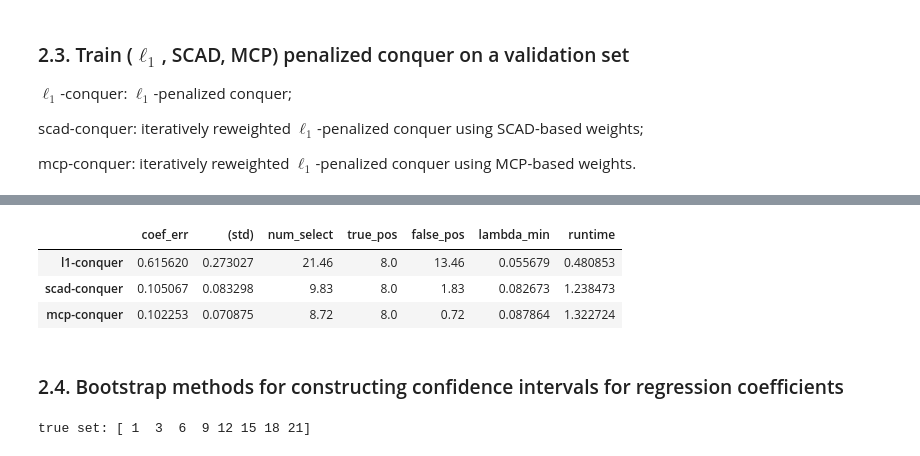
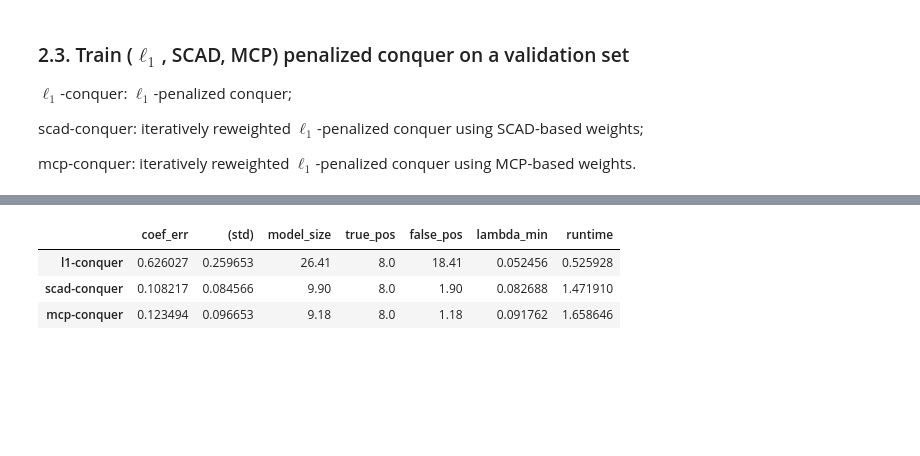
Before and after one commit to WenxinZhou/conquer, a Jupyter notebook: experiments/hd_example.ipynb, the cells around one changed output, grey strips where cells are left out. Cells and saved outputs as stored; diff of their text form; code cells hidden in the pictures; blank space fills up the shorter version.

```diff
--- a/experiments/hd_example.ipynb
+++ b/experiments/hd_example.ipynb
@@ -236,31 +241,31 @@ out
 # %% [markdown]
 ### 2.2. Solution paths of $\ell_1$- and iteratively reweighted $\ell_1$-penalized conquer
 # %%
-L = 15
+nlambda = 20
 runtime = np.zeros(2)
-coef_err = np.zeros(shape=[2,L])
-pred_err = np.zeros(shape=[2,L])
-true_pos = np.zeros(shape=[2,L])
-false_pos = np.zeros(shape=[2,L])
+coef_err = np.zeros(shape=[2,nlambda])
+pred_err = np.zeros(shape=[2,nlambda])
+true_pos = np.zeros(shape=[2,nlambda])
+false_pos = np.zeros(shape=[2,nlambda])
 
 X = rgt.multivariate_normal(mean=Mu, cov=Sig, size=n)
 Y = itcp + X.dot(beta) + rgt.standard_t(2,size=n) - spstat.t.ppf(tau,df=2)
 
 reg_sqr = reg_conquer(X, Y, intercept=True)
-sim_lambda = np.quantile(reg_sqr.self_tuning(tau), 0.99)
-Lambda_seq = np.linspace(0.5*sim_lambda, sim_lambda, L)
+lambda_max = np.max(reg_sqr.self_tuning(tau))
+lambda_seq = np.linspace(0.25*lambda_max, lambda_max, nlambda)
 
 ## l1-penalized conquer
 tic = time.time()
-l1_path, l1_fit = reg_sqr.l1_path(Lambda=Lambda_seq, tau=tau)
+l1_path, l1_fit = reg_sqr.l1_path(lambda_seq=lambda_seq, tau=tau)
 runtime[0] += time.time() - tic
 
 ## irw-l1-penalized conquer
 tic = time.time()
-irw_path, irw_fit = reg_sqr.irw_path(Lambda=Lambda_seq, tau=tau)
+irw_path, irw_fit = reg_sqr.irw_path(lambda_seq=lambda_seq, tau=tau)
 runtime[1] += time.time() - tic
 
-for l in range(L):
+for l in range(nlambda):
     coef_err[0,l] = sum((l1_path[1:,l] - beta)**2)
     pred_err[0,l] = check(l1_fit[0][:,l], tau)
 
@@ -389,38 +379,29 @@ for b in range(B):
 # %%
-l1_out = {"coef_err": np.mean(metrics[0,:,0]),
-          "(std)": np.std(metrics[0,:,0]),
-          "num_select": np.mean(metrics[0,:,1]),
-          "true_pos": np.mean(metrics[0,:,2]),
-          "false_pos": np.mean(metrics[0,:,3]),
+l1_out = {"coef_err":   np.mean(metrics[0,:,0]),
+          "(std)":      np.std(metrics[0,:,0]),
+          "model_size": np.mean(metrics[0,:,1]),
+          "true_pos":   np.mean(metrics[0,:,2]),
+          "false_pos":  np.mean(metrics[0,:,3]),
           "lambda_min": np.mean(metrics[0,:,4]),
-          "runtime": runtime[0]/B }
-scad_out = {"coef_err": np.mean(metrics[1,:,0]),
-            "(std)": np.std(metrics[1,:,0]),
-            "num_select": np.mean(metrics[1,:,1]),
-            "true_pos": np.mean(metrics[1,:,2]),
-            "false_pos": np.mean(metrics[1,:,3]),
+          "runtime":    runtime[0]/M }
+scad_out = {"coef_err":   np.mean(metrics[1,:,0]),
+            "(std)":      np.std(metrics[1,:,0]),
+            "model_size": np.mean(metrics[1,:,1]),
+            "true_pos":   np.mean(metrics[1,:,2]),
+            "false_pos":  np.mean(metrics[1,:,3]),
             "lambda_min": np.mean(metrics[1,:,4]),
-            "runtime": runtime[1]/B }
-mcp_out = {"coef_err": np.mean(metrics[2,:,0]),
-           "(std)": np.std(metrics[2,:,0]),
-           "num_select": np.mean(metrics[2,:,1]),
-           "true_pos": np.mean(metrics[2,:,2]),
-           "false_pos": np.mean(metrics[2,:,3]),
+            "runtime":    runtime[1]/M }
+mcp_out = {"coef_err":   np.mean(metrics[2,:,0]),
+           "(std)":      np.std(metrics[2,:,0]),
+           "model_size": np.mean(metrics[2,:,1]),
+           "true_pos":   np.mean(metrics[2,:,2]),
+           "false_pos":  np.mean(metrics[2,:,3]),
            "lambda_min": np.mean(metrics[2,:,4]),
-           "runtime": runtime[2]/B }
+           "runtime":    runtime[2]/M }
 outcome = pd.DataFrame(data=[l1_out, scad_out, mcp_out], index=["l1-conquer", "scad-conquer","mcp-conquer"])
 outcome
 # %% [output]
-|  | coef_err | (std) | num_select | true_pos | false_pos | lambda_min | runtime |
-| l1-conquer | 0.615620 | 0.273027 | 21.46 | 8.0 | 13.46 | 0.055679 | 0.480853 |
-| scad-conquer | 0.105067 | 0.083298 | 9.83 | 8.0 | 1.83 | 0.082673 | 1.238473 |
-| mcp-conquer | 0.102253 | 0.070875 | 8.72 | 8.0 | 0.72 | 0.087864 | 1.322724 |
+|  | coef_err | (std) | model_size | true_pos | false_pos | lambda_min | runtime |
+| l1-conquer | 0.626027 | 0.259653 | 26.41 | 8.0 | 18.41 | 0.052456 | 0.525928 |
+| scad-conquer | 0.108217 | 0.084566 | 9.90 | 8.0 | 1.90 | 0.082688 | 1.471910 |
+| mcp-conquer | 0.123494 | 0.096653 | 9.18 | 8.0 | 1.18 | 0.091762 | 1.658646 |
-# %% [markdown]
-### 2.4. Bootstrap methods for constructing confidence intervals for regression coefficients
-# %%
-beta = np.zeros(p)
-beta[:21] = [1, 0, 1, 0, 0, 1, 0, 0, 1, 0, 0, 1, 0, 0, -1, 0, 0, -1, 0, 0, -1]
-true_set = np.where(abs(beta)>0)[0]
-print('true set:', true_set+1)
-# %% [output]
-true set: [ 1  3  6  9 12 15 18 21]
```
Also changed, not shown: parts of 19 cells of this notebook.
